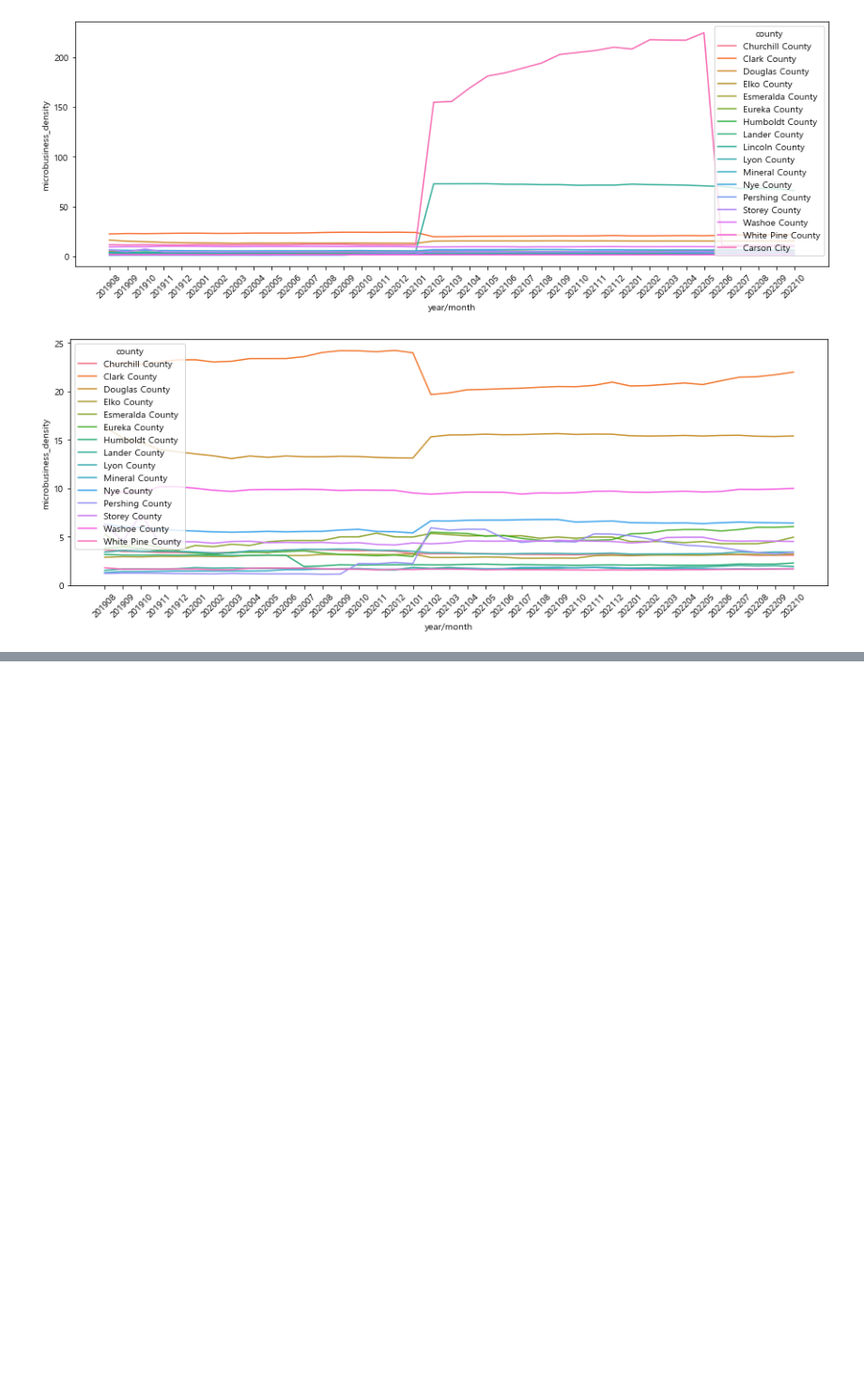
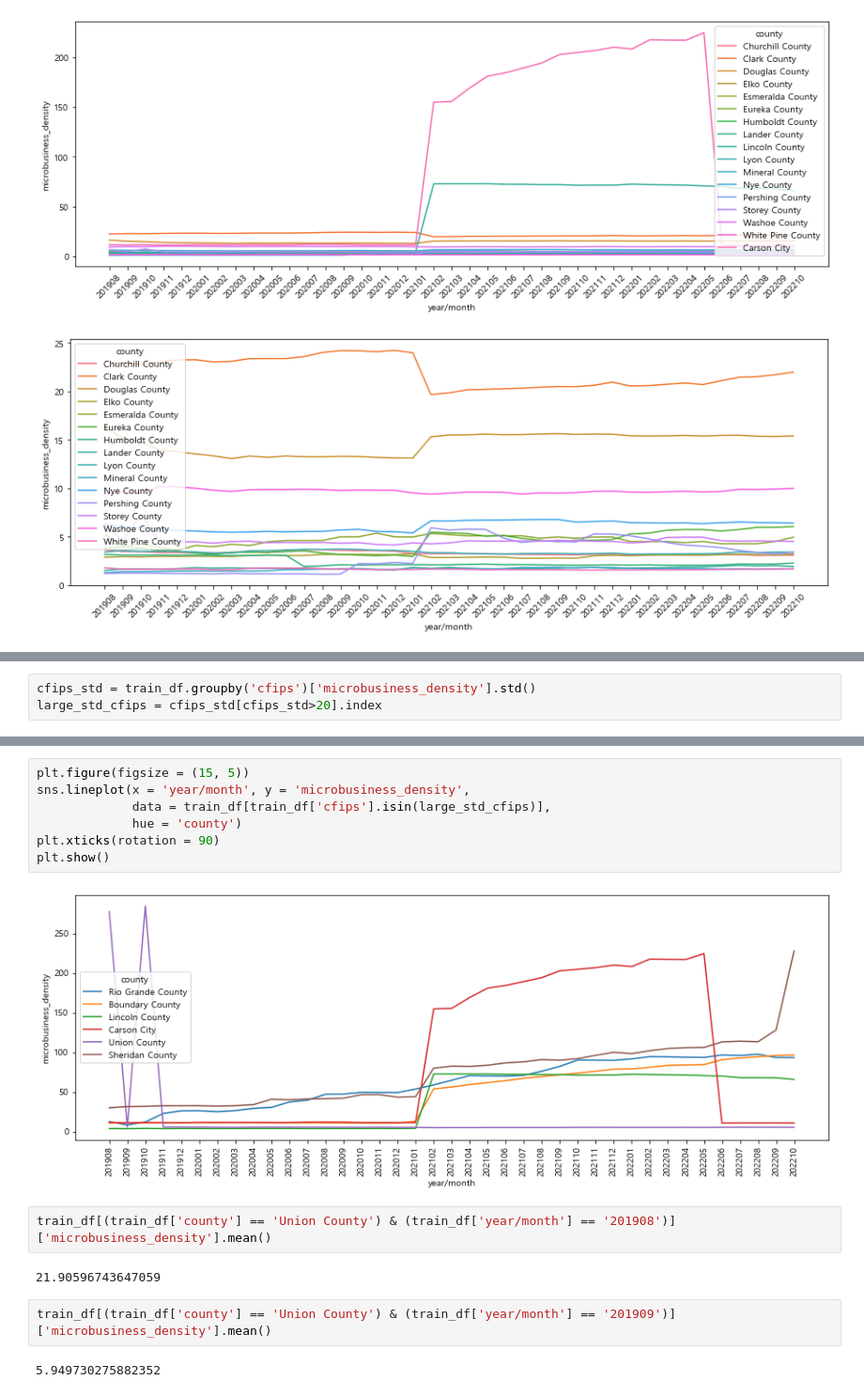
Before and after one commit to mg4432/Kaggle-GoDaddy-Microbusiness-Density-Forecasting, a Jupyter notebook: EDA .ipynb, the cells around one changed output, grey strips where cells are left out. Shown at 94% size. Cells and saved outputs as stored; diff of their text form; blank space fills up the shorter version.

```diff
--- a/EDA .ipynb
+++ b/EDA .ipynb
@@ -364,0 +473,3 @@ train_df[train_df['microbusiness_density'] > 20]
+# %%
+cfips_std = train_df.groupby('cfips')['microbusiness_density'].std()
+large_std_cfips = cfips_std[cfips_std>20].index
@@ -364,0 +496,17 @@ train_df[train_df['microbusiness_density'] > 20]
+# %%
+plt.figure(figsize = (15, 5))
+sns.lineplot(x = 'year/month', y = 'microbusiness_density',
+             data = train_df[train_df['cfips'].isin(large_std_cfips)],
+             hue = 'county')
+plt.xticks(rotation = 90)
+plt.show()
+# %% [output]
+[figure, added]
+# %%
+train_df[(train_df['county'] == 'Union County') & (train_df['year/month'] == '201908')]['microbusiness_density'].mean()
+# %% [output]
+21.90596743647059
+# %%
+train_df[(train_df['county'] == 'Union County') & (train_df['year/month'] == '201909')]['microbusiness_density'].mean()
+# %% [output]
+5.949730275882352
```
Also changed, not shown: parts of 40 cells of this notebook.
